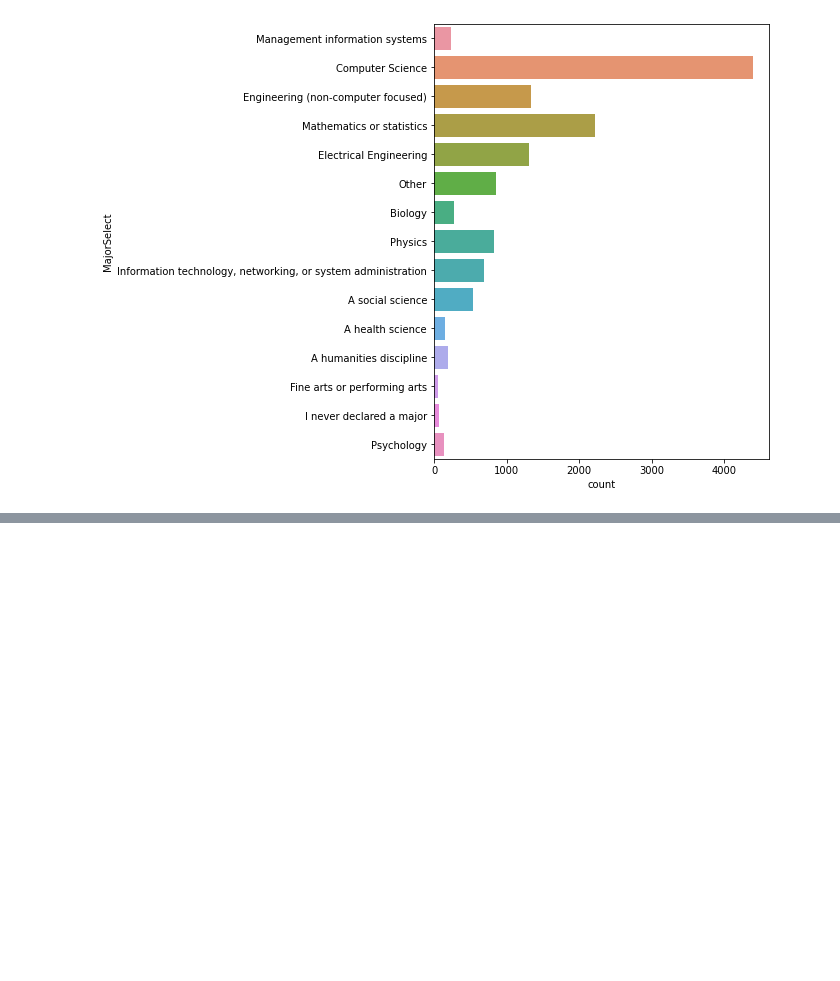
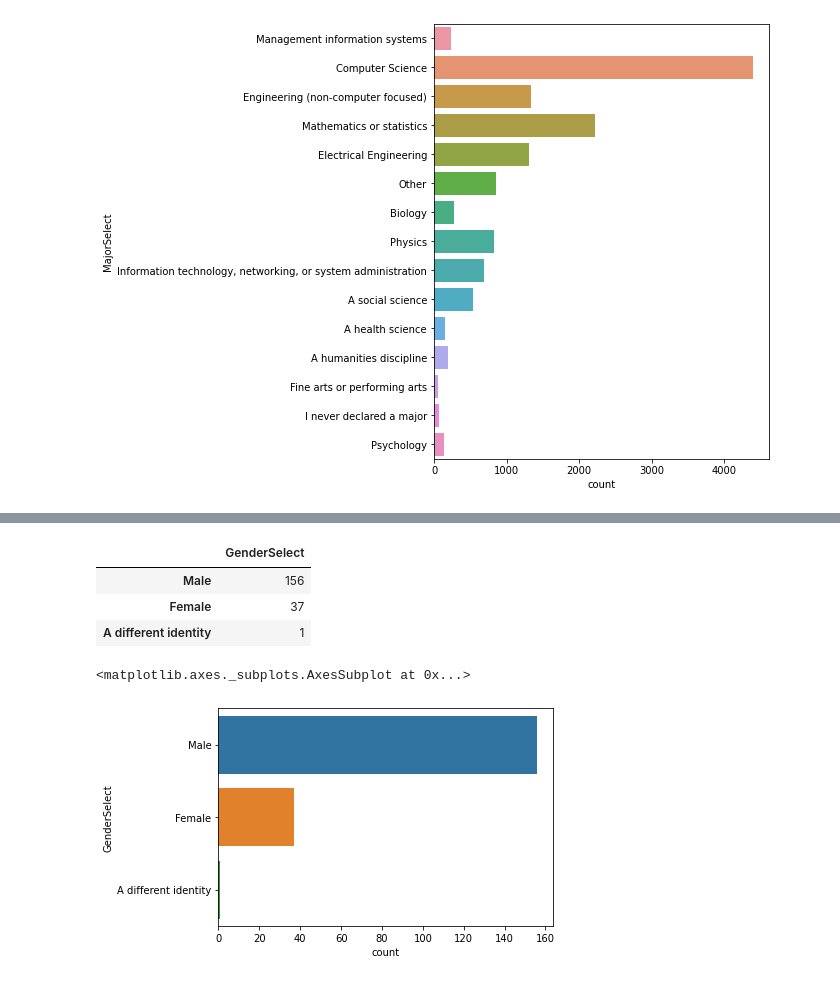
Before and after one commit to hyejeong0807/kaggle, a Jupyter notebook: Kaggle_ML_DS_survey_2017_EDA_FAQ.ipynb, the cells around one changed output, grey strips where cells are left out. Drawn from its saved outputs; the diff is of its cells as text; code cells hidden in the pictures; blank space fills up the shorter version.

```diff
--- a/Kaggle_ML_DS_survey_2017_EDA_FAQ.ipynb
+++ b/Kaggle_ML_DS_survey_2017_EDA_FAQ.ipynb
@@ -141,0 +186,12 @@ sns.countplot(y='MajorSelect', data=mcq)
+# %%
+pd.DataFrame(korea['GenderSelect'].value_counts())
+# %% [output]
+|  | GenderSelect |
+| Male | 156 |
+| Female | 37 |
+| A different identity | 1 |
+# %%
+sns.countplot(y='GenderSelect', data=korea)
+# %% [output]
+<matplotlib.axes._subplots.AxesSubplot at 0x...>
+[figure, added]
```
Also changed, not shown: parts of 7 cells of this notebook.
